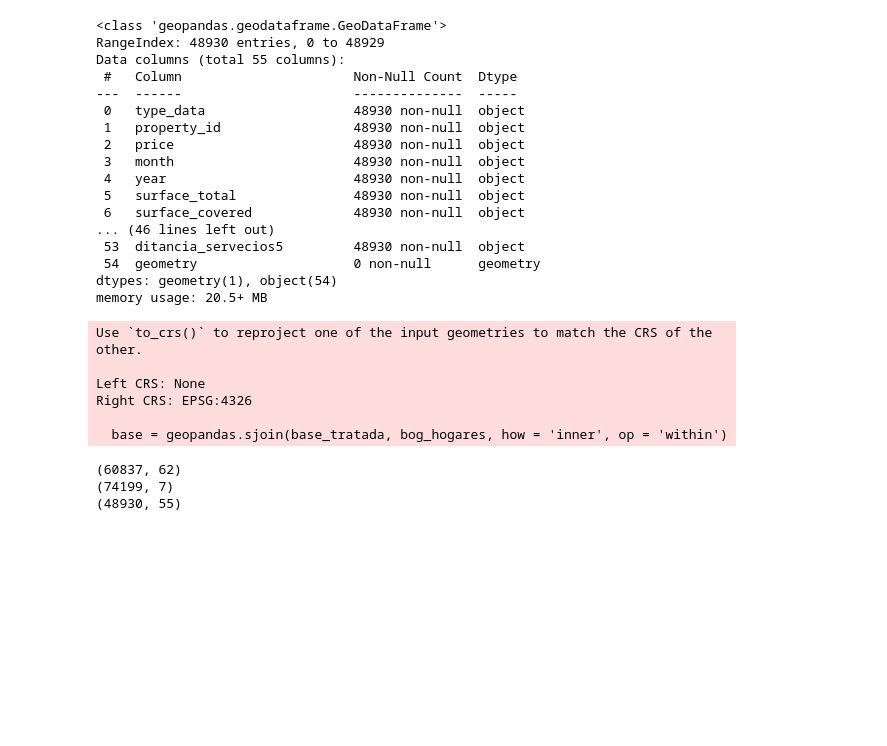
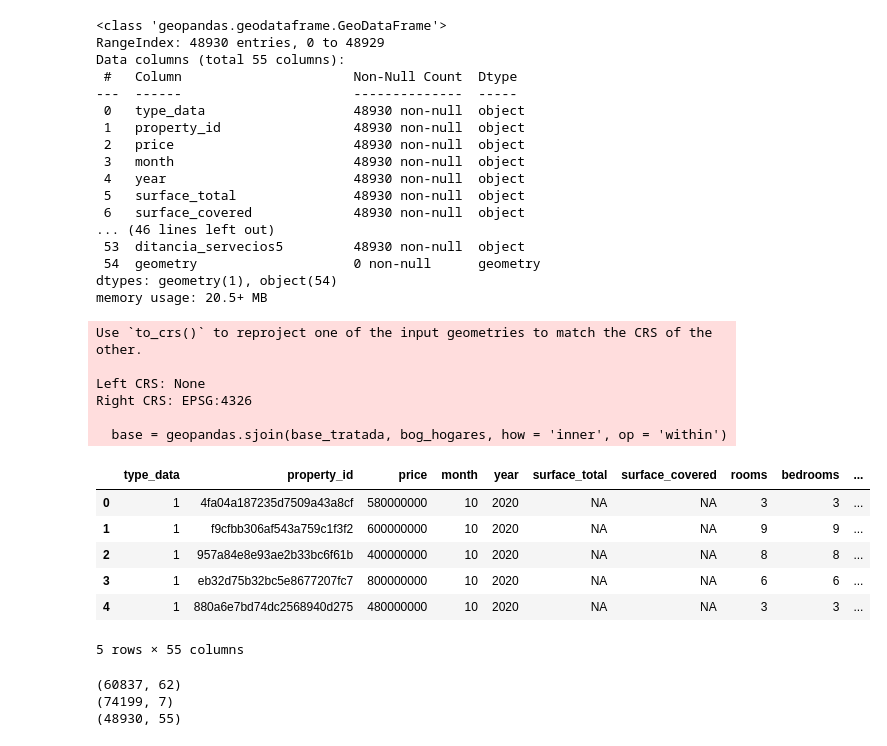
Before and after one commit to jbermudezc01/Problem_set2_BDML, a Jupyter notebook: scripts/Area_construida.ipynb, the cells around one changed output. Drawn from its saved outputs; the diff is of its cells as text; code cells hidden in the pictures; blank space fills up the shorter version.

```diff
--- a/scripts/Area_construida.ipynb
+++ b/scripts/Area_construida.ipynb
@@ -70,4 +71,14 @@ Left CRS: None
 Right CRS: EPSG:4326
 
   base = geopandas.sjoin(base_tratada, bog_hogares, how = 'inner', op = 'within')
+# %%
+base_tratada.head()
+# %% [output]
+|  | type_data | property_id | price | month | year | surface_total | surface_covered | rooms | bedrooms | ... |
+| 0 | 1 | 4fa04a187235d7509a43a8cf | 580000000 | 10 | 2020 | NA | NA | 3 | 3 | ... |
+| 1 | 1 | f9cfbb306af543a759c1f3f2 | 600000000 | 10 | 2020 | NA | NA | 9 | 9 | ... |
+| 2 | 1 | 957a84e8e93ae2b33bc6f61b | 400000000 | 10 | 2020 | NA | NA | 8 | 8 | ... |
+| 3 | 1 | eb32d75b32bc5e8677207fc7 | 800000000 | 10 | 2020 | NA | NA | 6 | 6 | ... |
+| 4 | 1 | 880a6e7bd74dc2568940d275 | 480000000 | 10 | 2020 | NA | NA | 3 | 3 | ... |
+5 rows × 55 columns
 # %%
```
Also changed, not shown: parts of 9 cells of this notebook, 1 other file.
